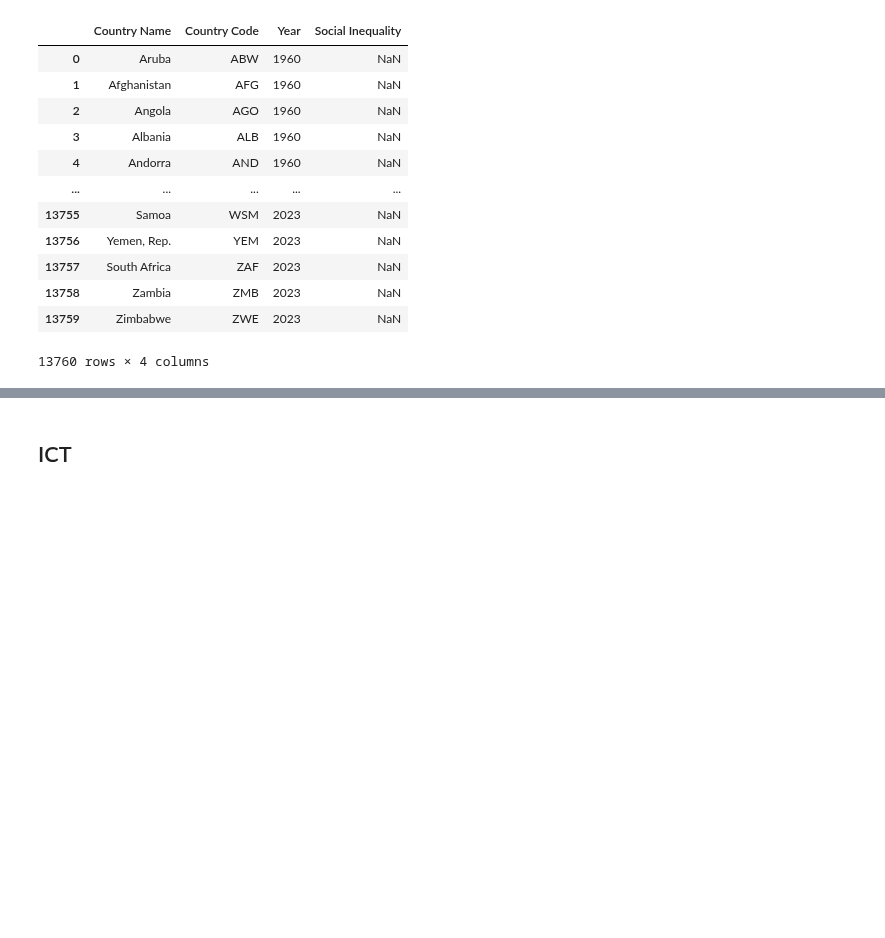
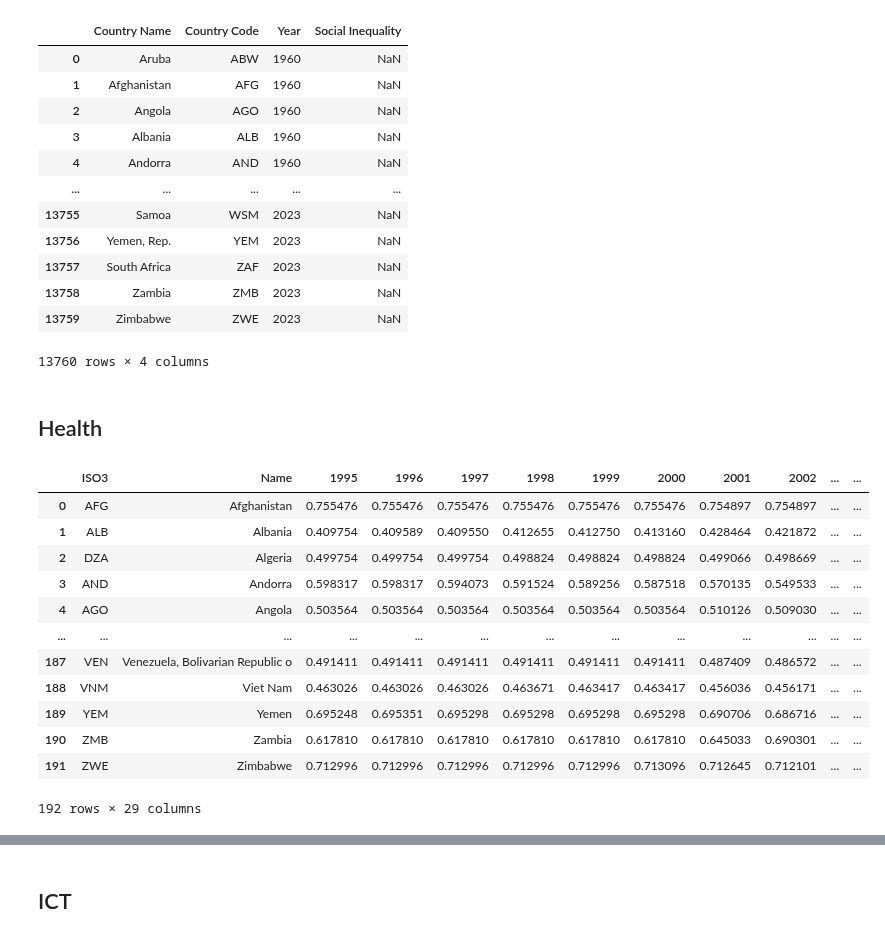
Before and after one commit to marcbarc19/DataScienceExam, a Jupyter notebook: predictor_cleaning.ipynb, the cells around one changed output, grey strips where cells are left out. Drawn from its saved outputs; the diff is of its cells as text; code cells hidden in the pictures; blank space fills up the shorter version.

```diff
--- a/predictor_cleaning.ipynb
+++ b/predictor_cleaning.ipynb
@@ -678,3 +678,24 @@ display(SI_df)
 | 13758 | Zambia | ZMB | 2023 | NaN |
 | 13759 | Zimbabwe | ZWE | 2023 | NaN |
 13760 rows × 4 columns
+# %% [markdown]
+## Health
+# %%
+health_df = pd.read_csv(r"C:\Users\marc1\OneDrive\Desktop\School\Aarhus University\Current Classes\DSPF\DSPF_Final\Data\resources\vulnerability\health.csv")
+# Filter rows based on whether the country code is in the predefined list
+health_df = health_df[health_df['ISO3'].isin(ISO_masterlist)]
+display(health_df)
+# %% [output]
+|  | ISO3 | Name | 1995 | 1996 | 1997 | 1998 | 1999 | 2000 | 2001 | 2002 | ... | ... |
+| 0 | AFG | Afghanistan | 0.755476 | 0.755476 | 0.755476 | 0.755476 | 0.755476 | 0.755476 | 0.754897 | 0.754897 | ... | ... |
+| 1 | ALB | Albania | 0.409754 | 0.409589 | 0.409550 | 0.412655 | 0.412750 | 0.413160 | 0.428464 | 0.421872 | ... | ... |
+| 2 | DZA | Algeria | 0.499754 | 0.499754 | 0.499754 | 0.498824 | 0.498824 | 0.498824 | 0.499066 | 0.498669 | ... | ... |
+| 3 | AND | Andorra | 0.598317 | 0.598317 | 0.594073 | 0.591524 | 0.589256 | 0.587518 | 0.570135 | 0.549533 | ... | ... |
+| 4 | AGO | Angola | 0.503564 | 0.503564 | 0.503564 | 0.503564 | 0.503564 | 0.503564 | 0.510126 | 0.509030 | ... | ... |
+| ... | ... | ... | ... | ... | ... | ... | ... | ... | ... | ... | ... | ... |
+| 187 | VEN | Venezuela, Bolivarian Republic o | 0.491411 | 0.491411 | 0.491411 | 0.491411 | 0.491411 | 0.491411 | 0.487409 | 0.486572 | ... | ... |
+| 188 | VNM | Viet Nam | 0.463026 | 0.463026 | 0.463026 | 0.463671 | 0.463417 | 0.463417 | 0.456036 | 0.456171 | ... | ... |
+| 189 | YEM | Yemen | 0.695248 | 0.695351 | 0.695298 | 0.695298 | 0.695298 | 0.695298 | 0.690706 | 0.686716 | ... | ... |
+| 190 | ZMB | Zambia | 0.617810 | 0.617810 | 0.617810 | 0.617810 | 0.617810 | 0.617810 | 0.645033 | 0.690301 | ... | ... |
+| 191 | ZWE | Zimbabwe | 0.712996 | 0.712996 | 0.712996 | 0.712996 | 0.712996 | 0.713096 | 0.712645 | 0.712101 | ... | ... |
+192 rows × 29 columns
```
Also changed, not shown: parts of 4 cells of this notebook, 2 other files.
